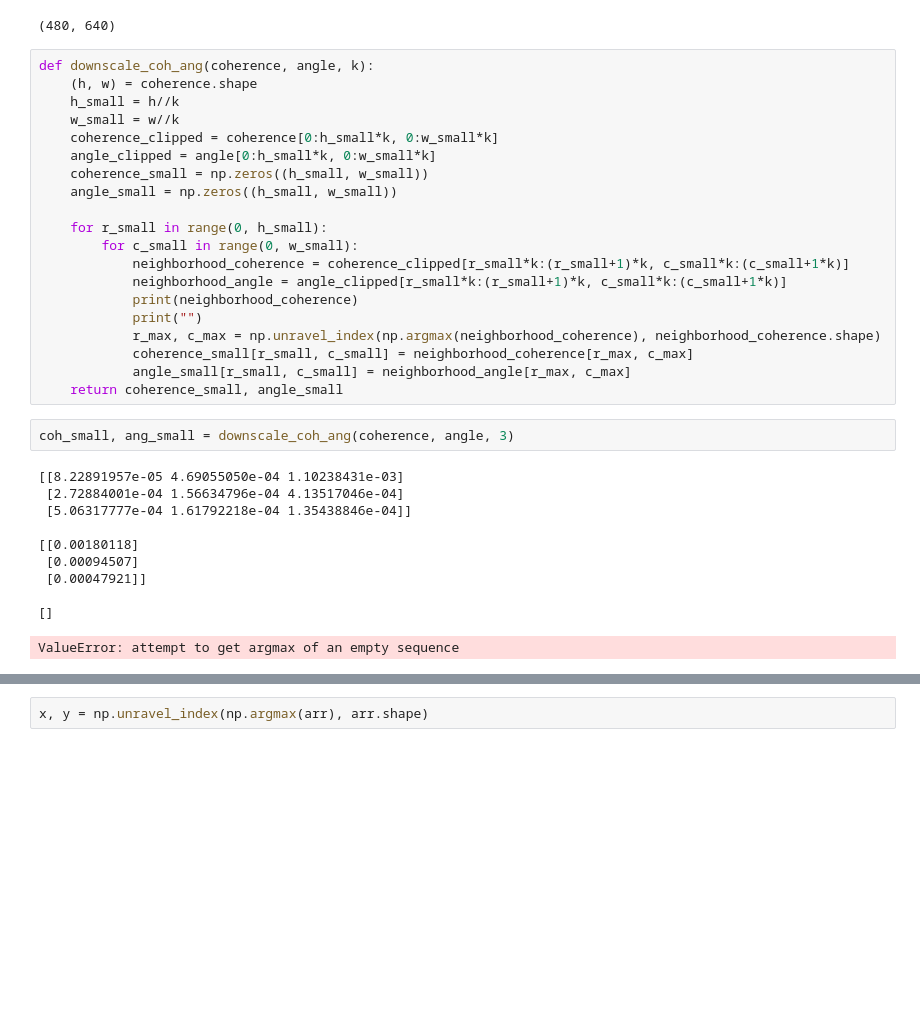
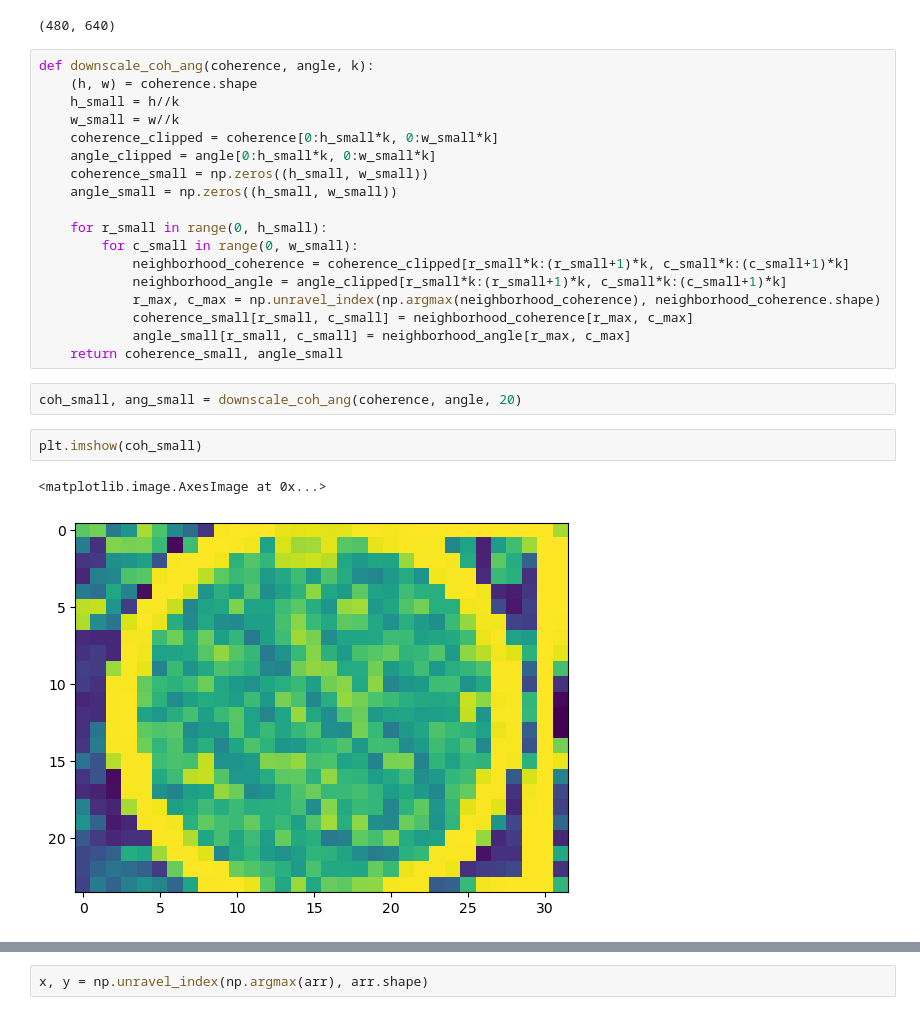
Before and after one commit to wernst24/bobdiffusion, a Jupyter notebook: downscale.ipynb, the cells around one changed output, grey strips where cells are left out. Drawn from its saved outputs; the diff is of its cells as text; blank space fills up the shorter version.

Commit message:
remove print from downscale func

```diff
--- a/downscale.ipynb
+++ b/downscale.ipynb
@@ -40,24 +40,16 @@ def downscale_coh_ang(coherence, angle, k):
 
     for r_small in range(0, h_small):
         for c_small in range(0, w_small):
-            neighborhood_coherence = coherence_clipped[r_small*k:(r_small+1)*k, c_small*k:(c_small+1*k)]
-            neighborhood_angle = angle_clipped[r_small*k:(r_small+1)*k, c_small*k:(c_small+1*k)]
-            print(neighborhood_coherence)
-            print("")
+            neighborhood_coherence = coherence_clipped[r_small*k:(r_small+1)*k, c_small*k:(c_small+1)*k]
+            neighborhood_angle = angle_clipped[r_small*k:(r_small+1)*k, c_small*k:(c_small+1)*k]
             r_max, c_max = np.unravel_index(np.argmax(neighborhood_coherence), neighborhood_coherence.shape)
             coherence_small[r_small, c_small] = neighborhood_coherence[r_max, c_max]
             angle_small[r_small, c_small] = neighborhood_angle[r_max, c_max]
     return coherence_small, angle_small
 # %%
-coh_small, ang_small = downscale_coh_ang(coherence, angle, 3)
+coh_small, ang_small = downscale_coh_ang(coherence, angle, 20)
-# %% [output]
-[[8.22891957e-05 4.69055050e-04 1.10238431e-03]
- [2.72884001e-04 1.56634796e-04 4.13517046e-04]
- [5.06317777e-04 1.61792218e-04 1.35438846e-04]]
-
-[[0.00180118]
- [0.00094507]
- [0.00047921]]
-
-[]
-ValueError: attempt to get argmax of an empty sequence
+# %%
+plt.imshow(coh_small)
+# %% [output]
+<matplotlib.image.AxesImage at 0x...>
+[figure, added]
```
Also changed, not shown: parts of 4 cells of this notebook.
